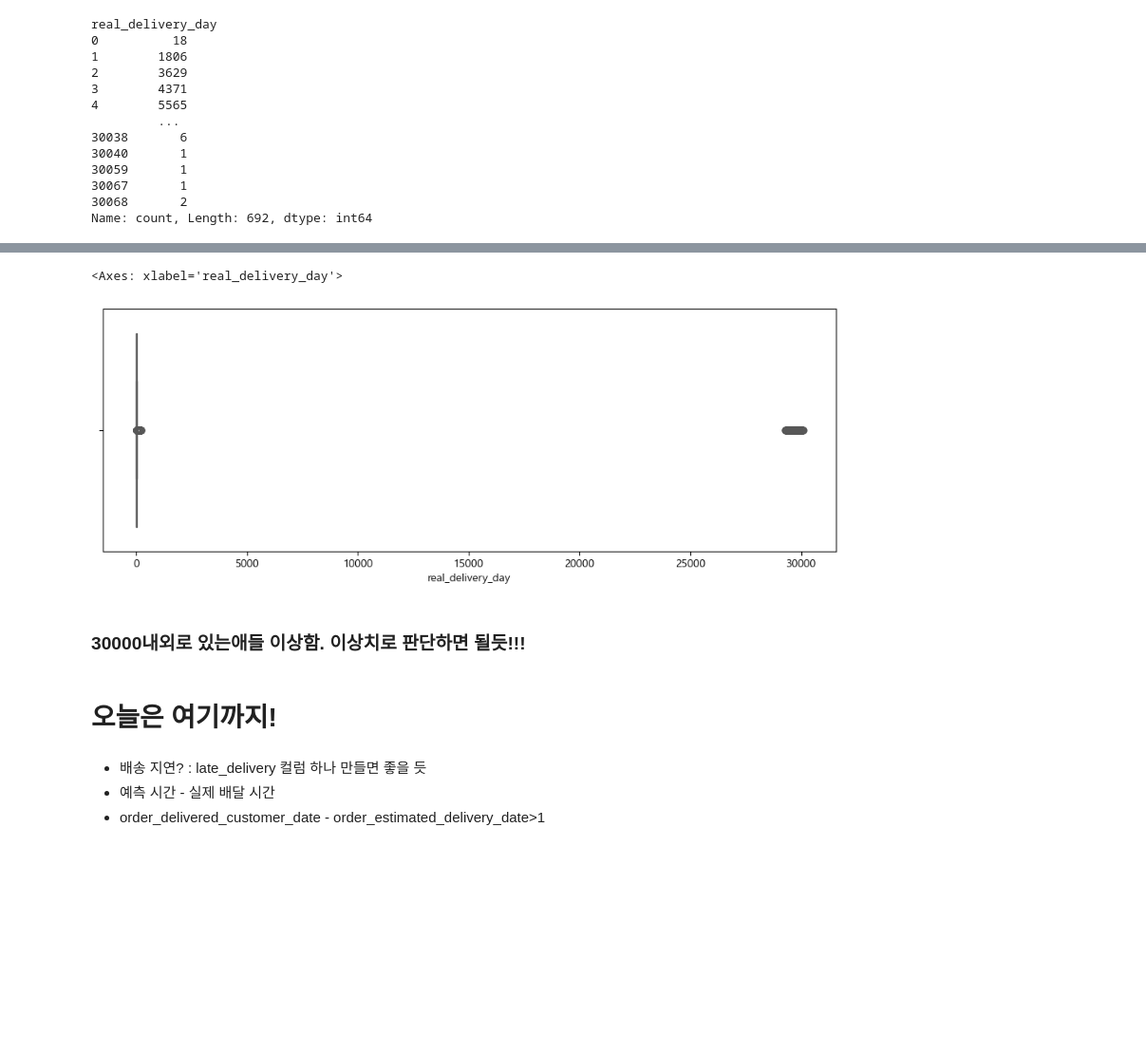
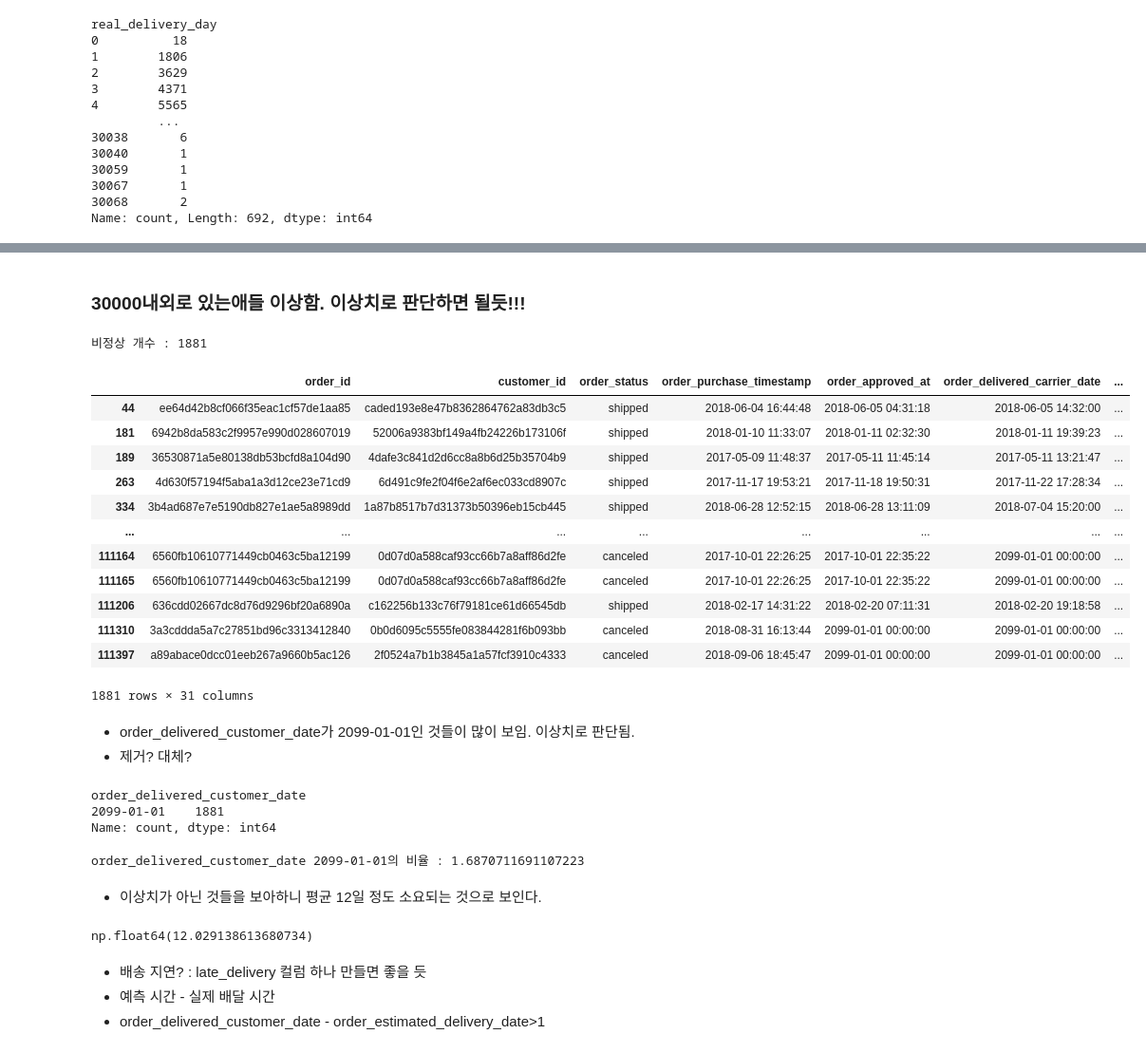
Before and after one commit to Kim-min-soo/it-s_advanced_project, a Jupyter notebook: works/kim-min-soo/eda.ipynb, the cells around one changed output, grey strips where cells are left out. Shown at 95% size. Drawn from its saved outputs; the diff is of its cells as text; code cells hidden in the pictures; blank space fills up the shorter version.

```diff
--- a/works/kim-min-soo/eda.ipynb
+++ b/works/kim-min-soo/eda.ipynb
@@ -247,18 +263,45 @@ sns.histplot(data=df_preprocess, x='real_delivery_day',
-# %%
-# boxplot
-plt.figure(figsize=(12, 4))
-
-sns.boxplot(data=df_preprocess,
-            x='real_delivery_day',
-            color='royalblue'
-            )
-# %% [output]
-<Axes: xlabel='real_delivery_day'>
-[figure, removed]
 # %% [markdown]
 ### 30000내외로 있는애들 이상함. 이상치로 판단하면 될듯!!!
-# %% [markdown]
-# 오늘은 여기까지!
+# %%
+extreme_outliers = df_preprocess[df_preprocess['real_delivery_day']>365]
+print(f"비정상 개수 : {len(extreme_outliers)}")
+display(extreme_outliers)
+# %% [output]
+비정상 개수 : 1881
+|  | order_id | customer_id | order_status | order_purchase_timestamp | order_approved_at | order_delivered_carrier_date | ... |
+| 44 | ee64d42b8cf066f35eac1cf57de1aa85 | caded193e8e47b8362864762a83db3c5 | shipped | 2018-06-04 16:44:48 | 2018-06-05 04:31:18 | 2018-06-05 14:32:00 | ... |
+| 181 | 6942b8da583c2f9957e990d028607019 | 52006a9383bf149a4fb24226b173106f | shipped | 2018-01-10 11:33:07 | 2018-01-11 02:32:30 | 2018-01-11 19:39:23 | ... |
+| 189 | 36530871a5e80138db53bcfd8a104d90 | 4dafe3c841d2d6cc8a8b6d25b35704b9 | shipped | 2017-05-09 11:48:37 | 2017-05-11 11:45:14 | 2017-05-11 13:21:47 | ... |
+| 263 | 4d630f57194f5aba1a3d12ce23e71cd9 | 6d491c9fe2f04f6e2af6ec033cd8907c | shipped | 2017-11-17 19:53:21 | 2017-11-18 19:50:31 | 2017-11-22 17:28:34 | ... |
+| 334 | 3b4ad687e7e5190db827e1ae5a8989dd | 1a87b8517b7d31373b50396eb15cb445 | shipped | 2018-06-28 12:52:15 | 2018-06-28 13:11:09 | 2018-07-04 15:20:00 | ... |
+| ... | ... | ... | ... | ... | ... | ... | ... |
+| 111164 | 6560fb10610771449cb0463c5ba12199 | 0d07d0a588caf93cc66b7a8aff86d2fe | canceled | 2017-10-01 22:26:25 | 2017-10-01 22:35:22 | 2099-01-01 00:00:00 | ... |
+| 111165 | 6560fb10610771449cb0463c5ba12199 | 0d07d0a588caf93cc66b7a8aff86d2fe | canceled | 2017-10-01 22:26:25 | 2017-10-01 22:35:22 | 2099-01-01 00:00:00 | ... |
+| 111206 | 636cdd02667dc8d76d9296bf20a6890a | c162256b133c76f79181ce61d66545db | shipped | 2018-02-17 14:31:22 | 2018-02-20 07:11:31 | 2018-02-20 19:18:58 | ... |
+| 111310 | 3a3cddda5a7c27851bd96c3313412840 | 0b0d6095c5555fe083844281f6b093bb | canceled | 2018-08-31 16:13:44 | 2099-01-01 00:00:00 | 2099-01-01 00:00:00 | ... |
+| 111397 | a89abace0dcc01eeb267a9660b5ac126 | 2f0524a7b1b3845a1a57fcf3910c4333 | canceled | 2018-09-06 18:45:47 | 2099-01-01 00:00:00 | 2099-01-01 00:00:00 | ... |
+1881 rows × 31 columns
+# %% [markdown]
+- order_delivered_customer_date가 2099-01-01인 것들이 많이 보임. 이상치로 판단됨.
+- 제거? 대체?
+# %%
+extreme_outliers['order_delivered_customer_date'].value_counts()
+# 1881건
+# %% [output]
+order_delivered_customer_date
+2099-01-01    1881
+Name: count, dtype: int64
+# %%
+print(f"order_delivered_customer_date 2099-01-01의 비율 : {len(extreme_outliers)/len(df_preprocess)*100}")
+# %% [output]
+order_delivered_customer_date 2099-01-01의 비율 : 1.6870711691107223
+# %% [markdown]
+- 이상치가 아닌 것들을 보아하니 평균 12일 정도 소요되는 것으로 보인다.
+# %%
+normal_real_delivery_day = df_preprocess[df_preprocess['real_delivery_day']< 365]
+normal_real_delivery_day['real_delivery_day'].mean()
+# %% [output]
+np.float64(12.029138613680734)
 # %% [markdown]
 - 배송 지연? : late_delivery 컬럼 하나 만들면 좋을 듯
 - 예측 시간 - 실제 배달 시간
```
Also changed, not shown: parts of 3 cells of this notebook, 1 other file.
